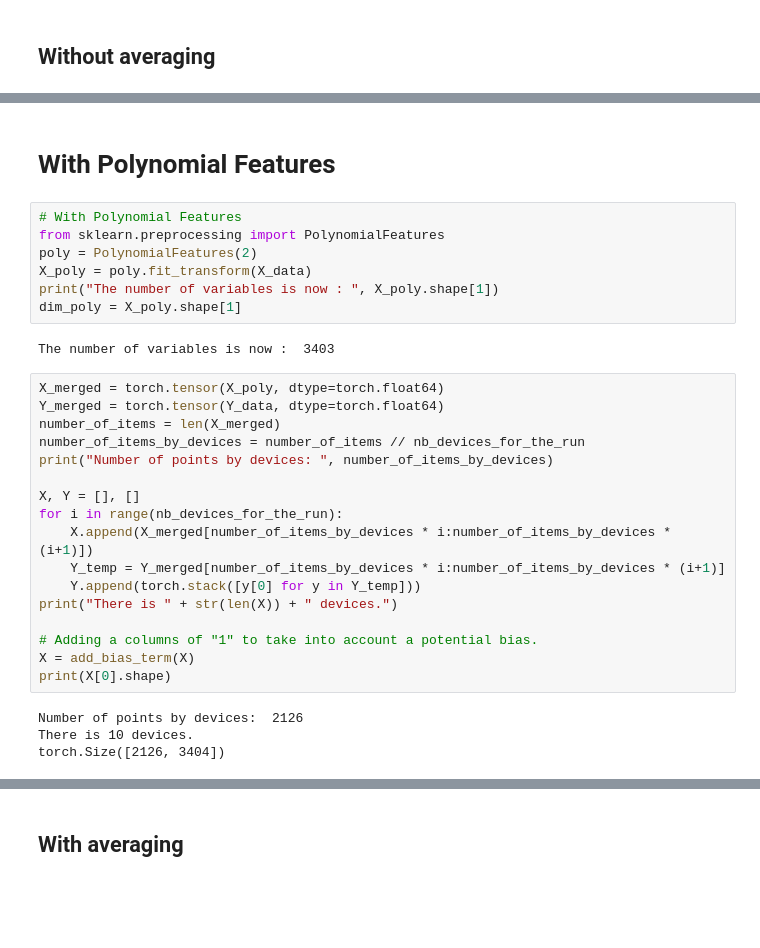
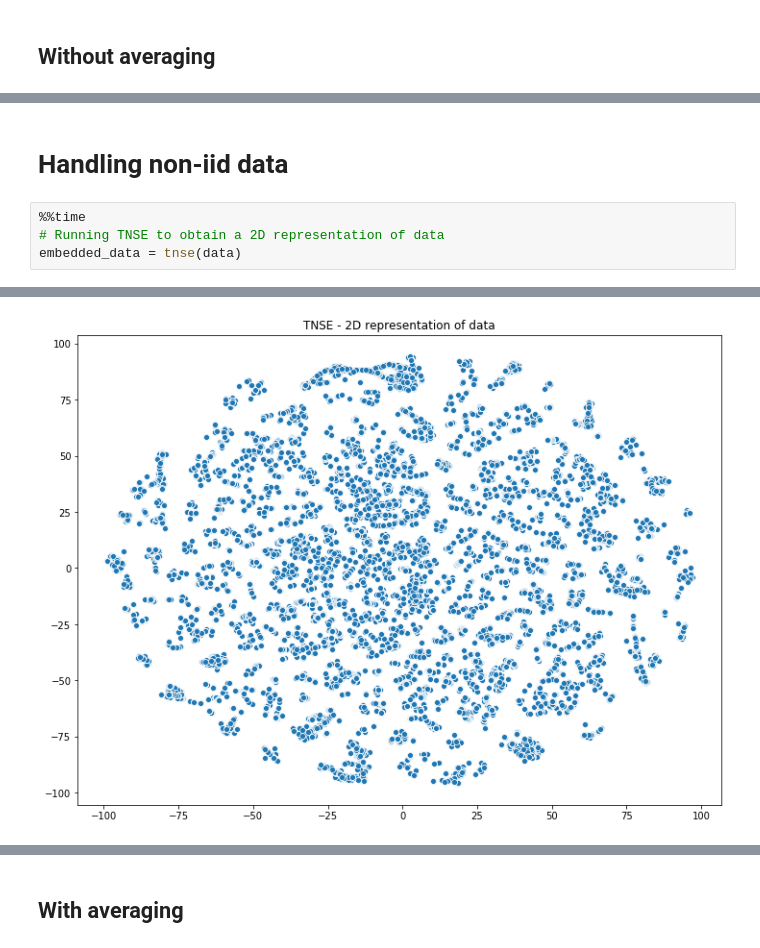
Before and after one commit to philipco/artemis-bidirectional-compression, a Jupyter notebook: notebook/superconduct.ipynb, the cells around one changed output, grey strips where cells are left out. Cells and saved outputs as stored; diff of their text form; blank space fills up the shorter version.

```diff
--- a/notebook/superconduct.ipynb
+++ b/notebook/superconduct.ipynb
@@ -280,32 +293,7 @@ plot_error_dist(res.get_loss(obj), res.names, res.nb_devices_for_the_run, dim_no
-# %% [markdown]
-# With Polynomial Features
-# %%
-# With Polynomial Features
-from sklearn.preprocessing import PolynomialFeatures
-poly = PolynomialFeatures(2)
-X_poly = poly.fit_transform(X_data)
-print("The number of variables is now : ", X_poly.shape[1])
-dim_poly = X_poly.shape[1]
-# %% [output]
-The number of variables is now :  3403
-# %%
-X_merged = torch.tensor(X_poly, dtype=torch.float64)
-Y_merged = torch.tensor(Y_data, dtype=torch.float64)
-number_of_items = len(X_merged)
-number_of_items_by_devices = number_of_items // nb_devices_for_the_run
-print("Number of points by devices: ", number_of_items_by_devices)
-
-X, Y = [], []
-for i in range(nb_devices_for_the_run):
-    X.append(X_merged[number_of_items_by_devices * i:number_of_items_by_devices * (i+1)])
-    Y_temp = Y_merged[number_of_items_by_devices * i:number_of_items_by_devices * (i+1)]
-    Y.append(torch.stack([y[0] for y in Y_temp]))
-print("There is " + str(len(X)) + " devices.")
-
-# Adding a columns of "1" to take into account a potential bias.
-X = add_bias_term(X)
-print(X[0].shape)
-# %% [output]
-Number of points by devices:  2126
-There is 10 devices.
-torch.Size([2126, 3404])
+# %% [markdown]
+# Handling non-iid data
+# %%
+%%time
+# Running TNSE to obtain a 2D representation of data
+embedded_data = tnse(data)
+# %% [output]
@@ -311,0 +302 @@ torch.Size([2126, 3404])
+[figure, added]
```
Also changed, not shown: parts of 23 cells of this notebook, 7 other files.
